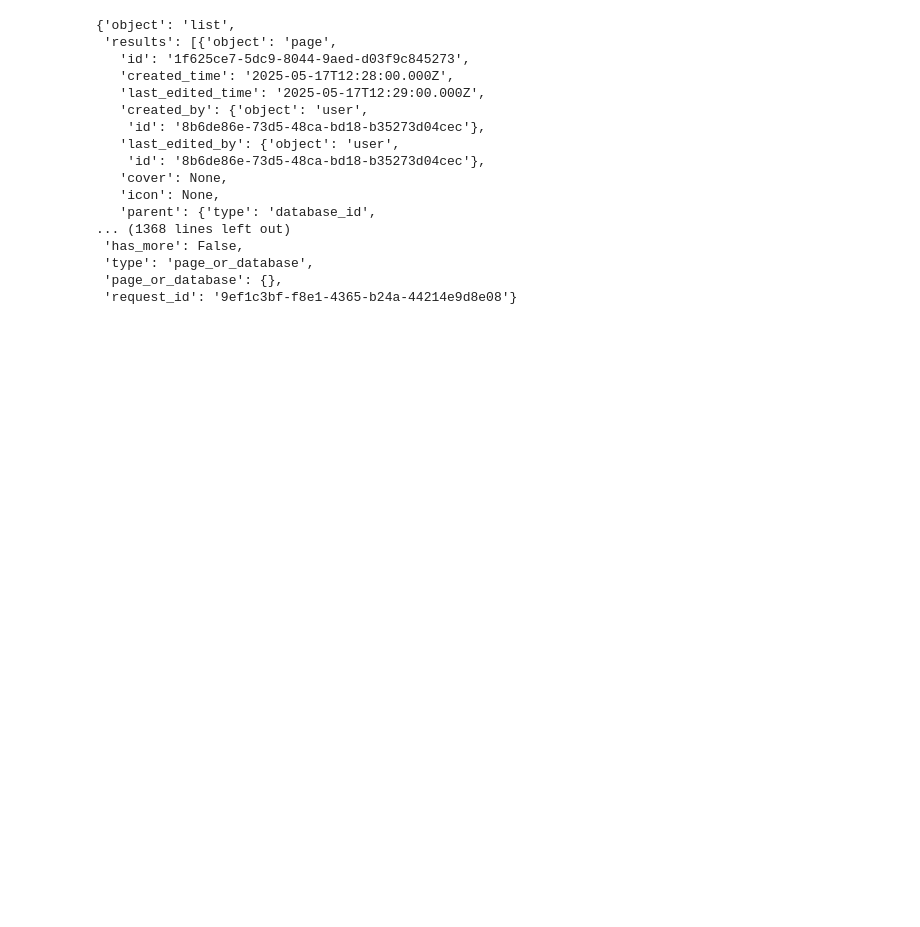
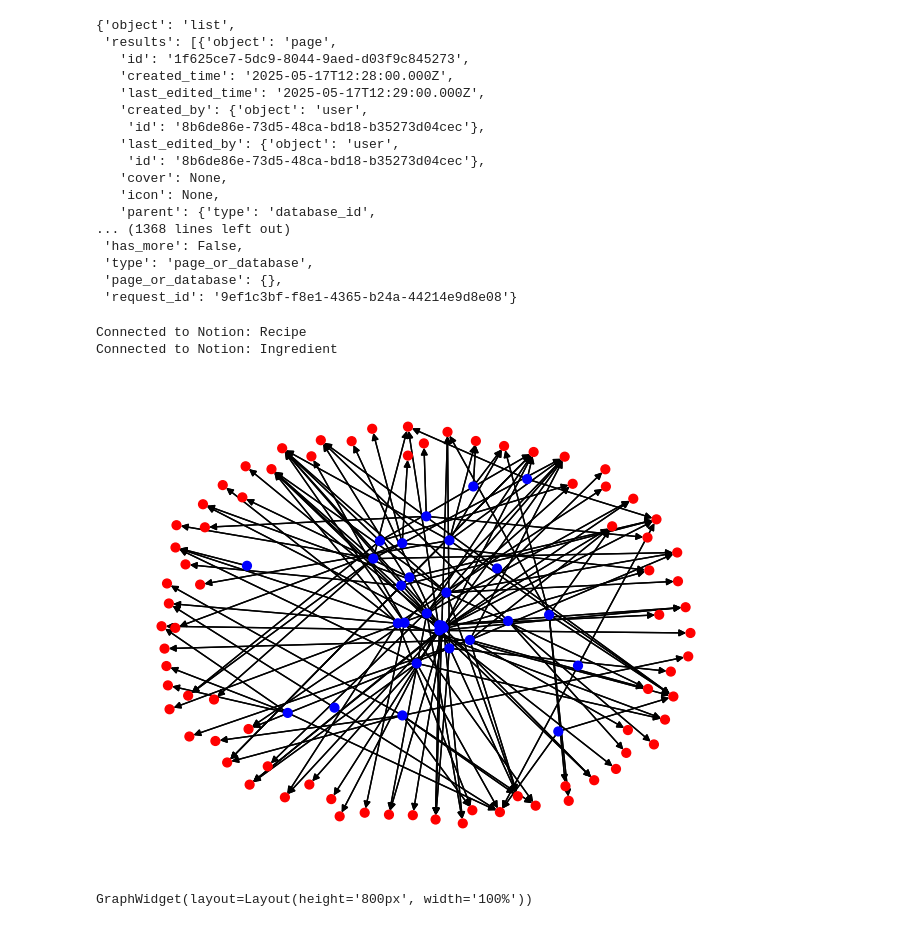
Before and after one commit to allykrinsky/graph-grocery-list, a Jupyter notebook: grocery_notion_test.ipynb, the cells around one changed output. Drawn from its saved outputs; the diff is of its cells as text; code cells hidden in the pictures; blank space fills up the shorter version.

Commit message:
replaced with notion + working

```diff
--- a/grocery_notion_test.ipynb
+++ b/grocery_notion_test.ipynb
@@ -246,3 +246,50 @@ recipe_response['results']
  'type': 'page_or_database',
  'page_or_database': {},
  'request_id': '9ef1c3bf-f8e1-4365-b24a-44214e9d8e08'}
+# %%
+import networkx as nx
+
+from notion import pull_from_notion
+
+conn = pull_from_notion()
+# %% [output]
+Connected to Notion: Recipe
+Connected to Notion: Ingredient
+# %%
+response = conn.execute(
+        """
+        MATCH (ingredient)-[r]->(recipe)
+        RETURN *
+        """
+    )
+
+# df = response.get_as_df()
+# df
+# test['r'][1]
+G = response.get_as_networkx(directed=True)
+# while response.has_next():
+#     print(response.get_next())
+
+# nx.draw(G,with_labels=0)
+# %%
+colors = ['red' if G.nodes[node]['_label'] == 'Ingredient' else 'blue' for node in list(G.nodes())]
+nx.draw_spring(G, node_color=colors, node_size=40)
+# %% [output]
+[figure, added]
+# %%
+# ! pip install yfiles-jupyter-graphs
+from yfiles_jupyter_graphs import GraphWidget
+
+
+from typing import Union, Any
+
+def custom_node_color_mapping(node: dict[str, Any]):
+    """let the color be orange or blue if the index is even or odd respectively"""
+    return ("#eb4934" if node['properties']['_label'] == "Recipe" else "#2456d4")
+
+w = GraphWidget(graph=G)
+w.set_sidebar(enabled=False)
+w.set_node_color_mapping(custom_node_color_mapping)
+display(w)
+# %% [output]
+GraphWidget(layout=Layout(height='800px', width='100%'))
```
Also changed, not shown: parts of 1 cell of this notebook, 6 other files.
